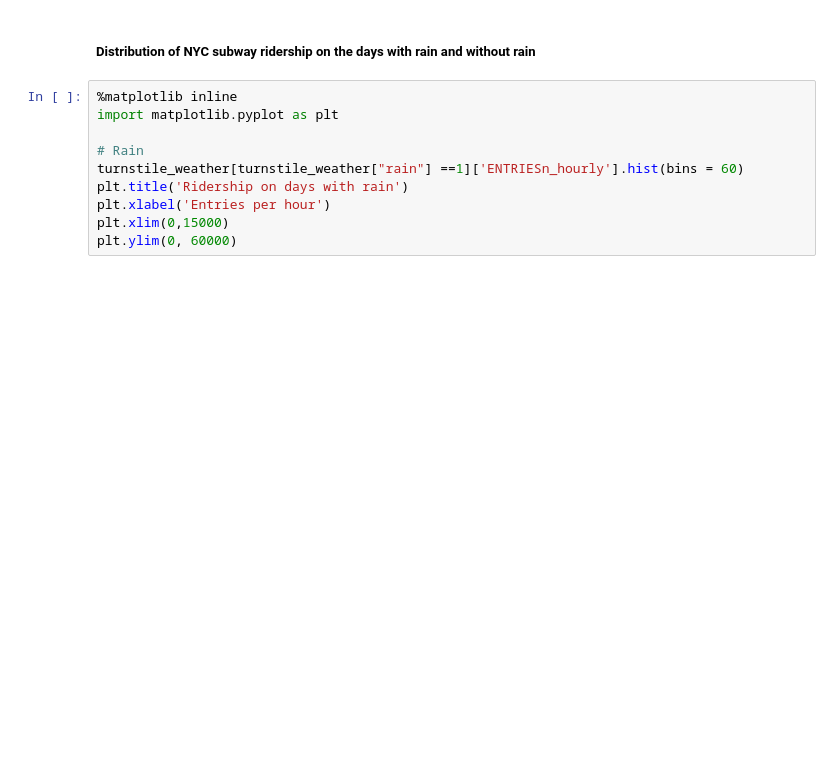
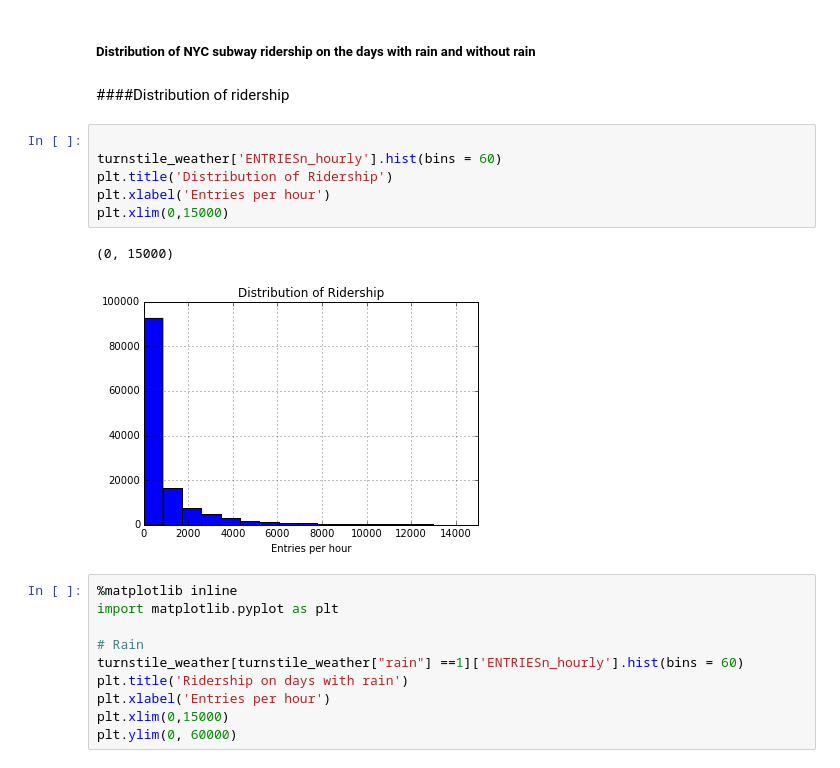
Before and after one commit to thuyquach/Analyzing-New-York-Subway-Data, a Jupyter notebook: Summited_Analayzing_NYC_Subway_Dataset.ipynb, the cells around one changed output. Saved outputs shown, nothing was run; the diff lists cells and outputs as text; blank space fills up the shorter version.

```diff
--- a/Summited_Analayzing_NYC_Subway_Dataset.ipynb
+++ b/Summited_Analayzing_NYC_Subway_Dataset.ipynb
@@ -139,6 +133,17 @@ Name: ENTRIESn_hourly, dtype: float64
 From the above statistic, we could see that both data had similar means and standard deviations.
 # %% [markdown]
 ##### Distribution of NYC subway ridership on the days with rain and without rain
+# %% [markdown]
+####Distribution of ridership
+# %%
+
+turnstile_weather['ENTRIESn_hourly'].hist(bins = 60)
+plt.title('Distribution of Ridership')
+plt.xlabel('Entries per hour')
+plt.xlim(0,15000)
+# %% [output]
+(0, 15000)
+[figure, added]
 # %%
 %matplotlib inline
 import matplotlib.pyplot as plt
```
Also changed, not shown: parts of 69 cells of this notebook.
